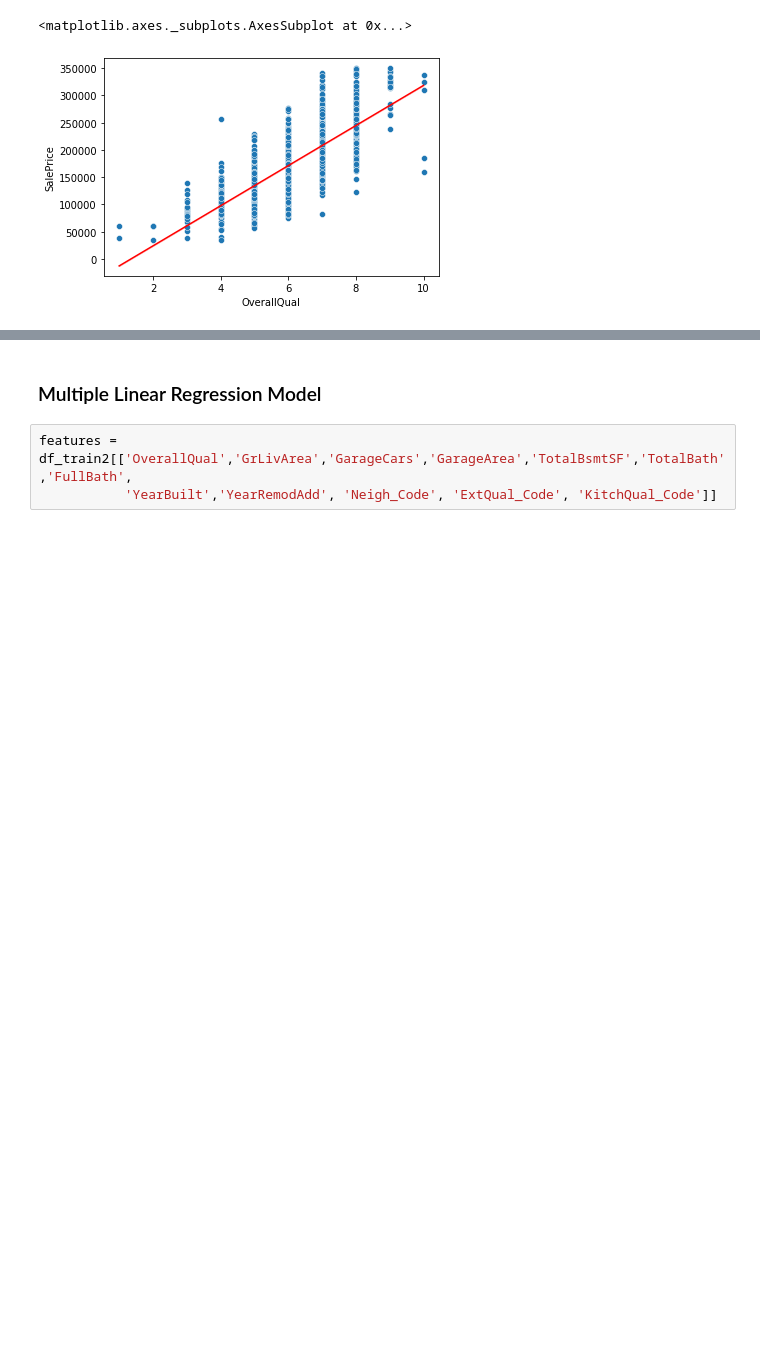
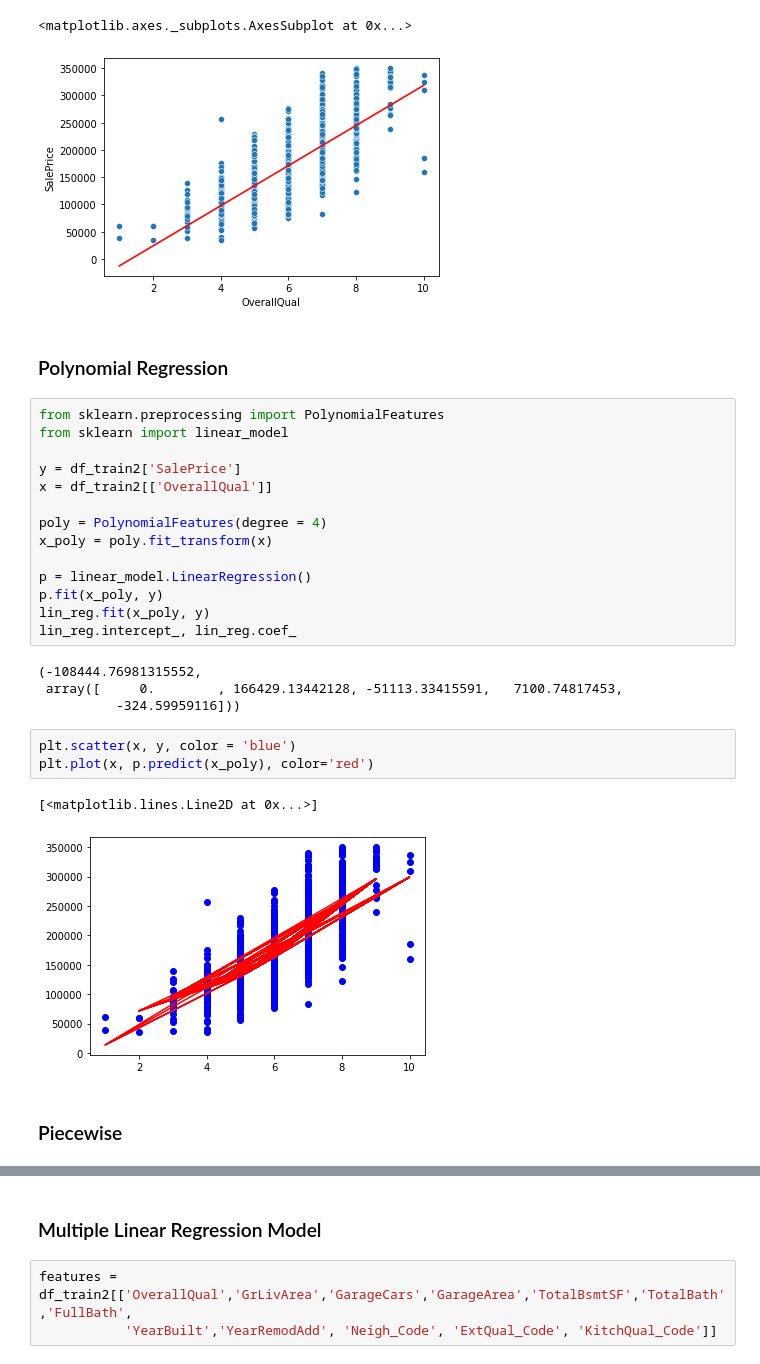
Before and after one commit to erinmcmahon26/Housing-Prices-Regression, a Jupyter notebook: Housing_Prices_Regression.ipynb, the cells around one changed output, grey strips where cells are left out. Cells and saved outputs as stored; diff of their text form; blank space fills up the shorter version.

Commit message:
Added polynomial and piecewise

```diff
--- a/Housing_Prices_Regression.ipynb
+++ b/Housing_Prices_Regression.ipynb
@@ -536,3 +533,31 @@ sns.lineplot(x=x['OverallQual'], y=y_pred, color='red')
 # %% [output]
 <matplotlib.axes._subplots.AxesSubplot at 0x...>
 [figure]
+# %% [markdown]
+### Polynomial Regression
+# %%
+from sklearn.preprocessing import PolynomialFeatures
+from sklearn import linear_model
+
+y = df_train2['SalePrice']
+x = df_train2[['OverallQual']]
+
+poly = PolynomialFeatures(degree = 4)
+x_poly = poly.fit_transform(x)
+
+p = linear_model.LinearRegression()
+p.fit(x_poly, y)
+lin_reg.fit(x_poly, y)
+lin_reg.intercept_, lin_reg.coef_
+# %% [output]
+(-108444.76981315552,
+ array([     0.        , 166429.13442128, -51113.33415591,   7100.74817453,
+          -324.59959116]))
+# %%
+plt.scatter(x, y, color = 'blue')
+plt.plot(x, p.predict(x_poly), color='red')
+# %% [output]
+[<matplotlib.lines.Line2D at 0x...>]
+[figure, added]
+# %% [markdown]
+### Piecewise
```
Also changed, not shown: parts of 21 cells of this notebook.
